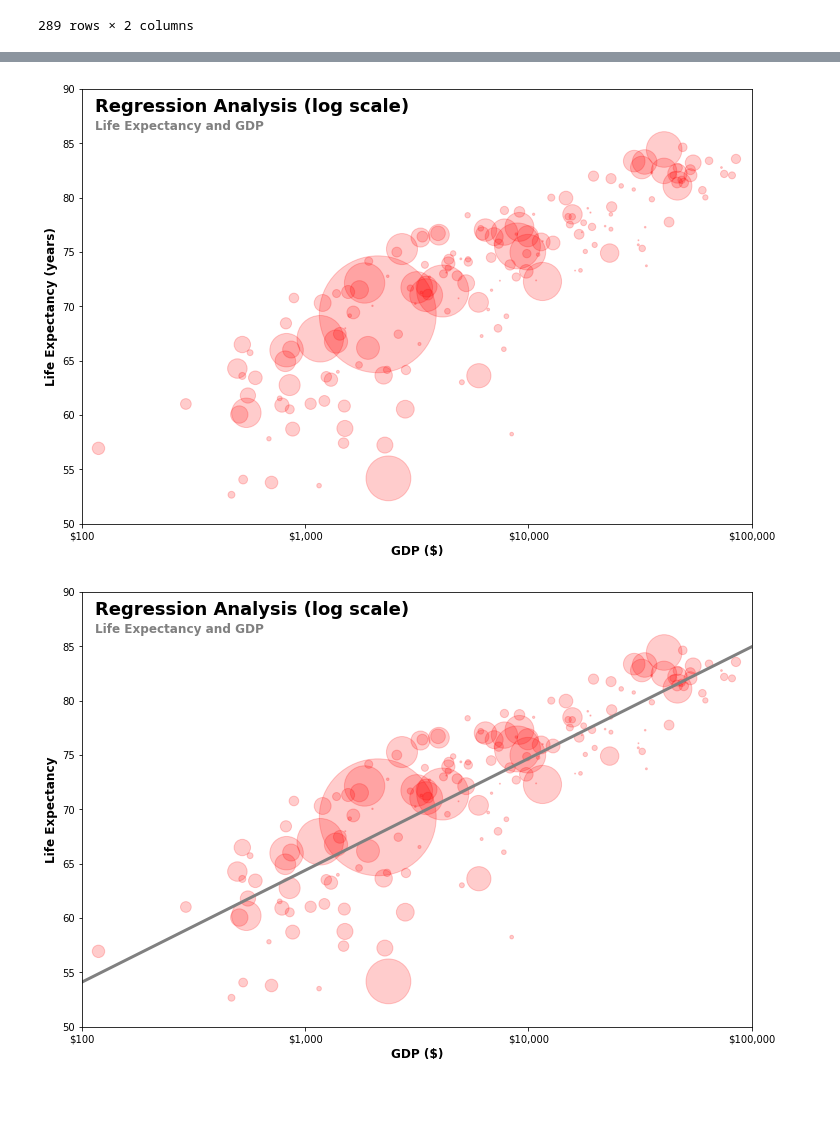
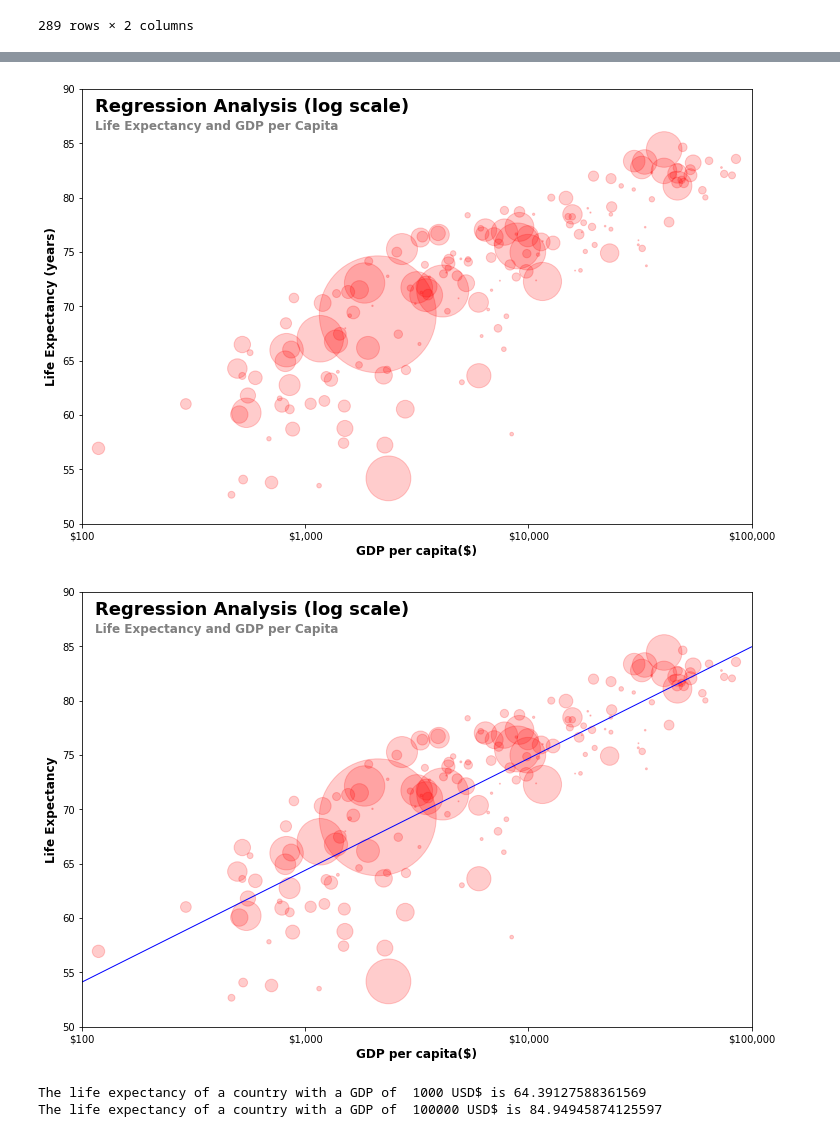
Before and after one commit to castorgit/Predictive_Analytics, a Jupyter notebook: Least_Squares/Regression_GDP_Life_expectancy.ipynb, the cells around one changed output, grey strips where cells are left out. Cells and saved outputs as stored; diff of their text form; code cells hidden in the pictures; blank space fills up the shorter version.

Commit message:
predictions

```diff
--- a/Least_Squares/Regression_GDP_Life_expectancy.ipynb
+++ b/Least_Squares/Regression_GDP_Life_expectancy.ipynb
@@ -132,7 +132,7 @@ plt.show()
 df_merged['log'] = np.log10(df_merged['GDP'])
 
 fig, ax = plt.subplots(1, 1, figsize=(12,8))
-ax.set_xlabel("GDP ($)",fontsize=12, fontweight='bold')
+ax.set_xlabel("GDP per capita($)",fontsize=12, fontweight='bold')
 ax.set_ylabel("Life Expectancy (years)",color="black",fontsize=12, fontweight='bold')
 
 tics = df_merged['GDP'].values.tolist()
@@ -165,12 +165,12 @@ ax.scatter(df_merged['log'], df_merged['Life_Expectancy'], s=v_size, alpha=0.2,
 
 
 plt.figtext(0.14, 0.84, "Regression Analysis (log scale)", fontsize=18, fontweight='bold')
-plt.figtext(0.14, 0.81, "Life Expectancy and GDP", fontsize=12, color='grey',fontweight='bold')
+plt.figtext(0.14, 0.81, "Life Expectancy and GDP per Capita", fontsize=12, color='grey',fontweight='bold')
 
 plt.savefig('Regression_log1.jpg')
 plt.show()
 # %% [output]
-[figure, old version]
+[figure, new version]
 # %%
 # regression line
 x = df_merged['log'].values
@@ -188,31 +188,45 @@ line_y = model.predict(x_line)
 # %%
 # figure log scale
 fig, ax = plt.subplots(1, 1, figsize=(12,8))
-ax.set_xlabel("GDP ($)",fontsize=12, fontweight='bold')
+ax.set_xlabel("GDP per capita($)",fontsize=12, fontweight='bold')
 ax.set_ylabel("Life Expectancy",color="black",fontsize=12, fontweight='bold')
 
 tics = df_merged['GDP'].values.tolist()
 
 v_size = df_merged['Population']/100
 
 fmt = lambda x, pos: '${:,.0f}'.format((10 ** x), pos)
 ax.xaxis.set_major_formatter(ticker.FuncFormatter(fmt))
 
 ax.set_ylim([50,90])
 ax.set_xlim([2,5])
 
 xmin, xmax = ax.get_xlim()
 ax.set_xticks(np.round(np.linspace(xmin, xmax, 4), 2))
 
 ax.yaxis.set_major_formatter(ticker.FormatStrFormatter('%.0f'))
 
 ax.scatter(df_merged['log'], df_merged['Life_Expectancy'], s=v_size, alpha=0.2,
           c = 'red')
-ax.plot(x_line,line_y, color="grey", linewidth=3)
+ax.plot(x_line,line_y, color="blue", linewidth=1)
 plt.figtext(0.14, 0.84, "Regression Analysis (log scale)", fontsize=18, fontweight='bold')
-plt.figtext(0.14, 0.81, "Life Expectancy and GDP", fontsize=12, color='grey',fontweight='bold')
-
+plt.figtext(0.14, 0.81, "Life Expectancy and GDP per Capita", fontsize=12, color='grey',fontweight='bold')
+text  = ax.annotate('Plateau Line', xy=(20,20), xycoords='data', size=20, color='black')
+slope_degrees = np.degrees(np.arctan(2/8)) # carefull only works for a set figure size
+text.set_rotation(slope_degrees)
 plt.savefig('Regression_log_line.jpg')
 plt.show()
 # %% [output]
-[figure, old version]
+[figure, new version]
+# %%
+a = 1000
+b = 100000
+
+y = model.predict([[np.log10(a)],[np.log10(b)]])
+a_hat = y[0,0]
+b_hat = y[1,0]
+print('The life expectancy of a country with a GDP of ',a,'USD$ is', a_hat)
+print('The life expectancy of a country with a GDP of ',b,'USD$ is', b_hat)
+# %% [output]
+The life expectancy of a country with a GDP of  1000 USD$ is 64.39127588361569
+The life expectancy of a country with a GDP of  100000 USD$ is 84.94945874125597
```
Also changed, not shown: parts of 2 cells of this notebook.
